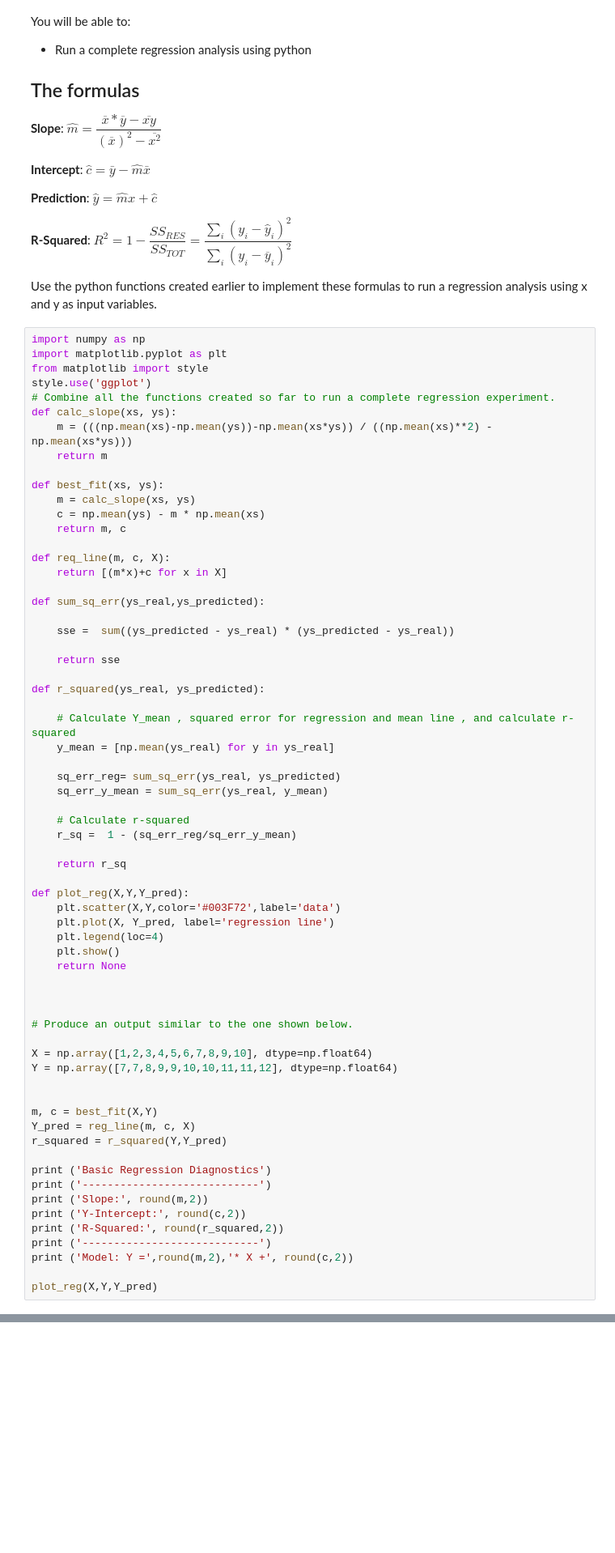
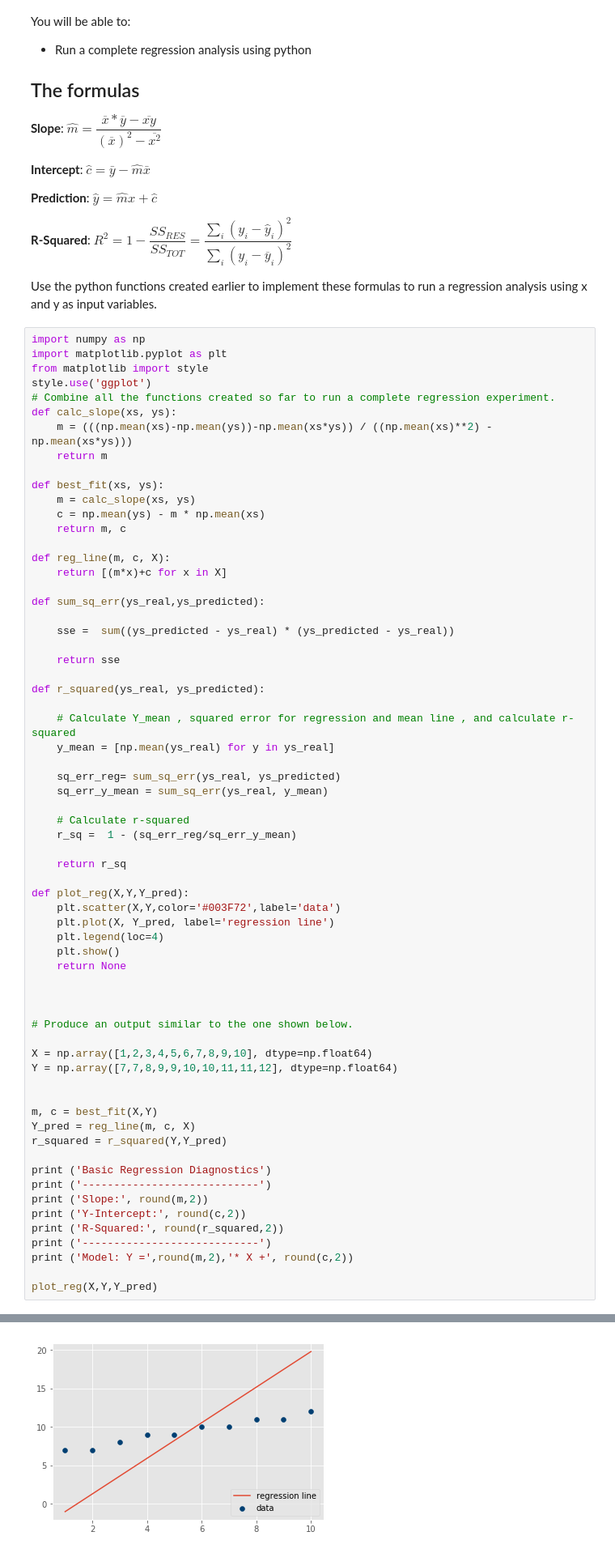
Before and after one commit to allaccountstaken/dsc-complete-regression-lab-dc-ds-060319, a Jupyter notebook: index.ipynb, the cells around one changed output, grey strips where cells are left out. Shown at 81% size. Saved outputs shown, nothing was run; the diff lists cells and outputs as text; blank space fills up the shorter version.

```diff
--- a/index.ipynb
+++ b/index.ipynb
@@ -40,7 +40,7 @@ def best_fit(xs, ys):
     c = np.mean(ys) - m * np.mean(xs)
     return m, c
 
-def req_line(m, c, X):
+def reg_line(m, c, X):
     return [(m*x)+c for x in X]
 
 def sum_sq_err(ys_real,ys_predicted):
@@ -95,3 +101,4 @@ NameError: name 'reg_line' is not defined
+[figure, added]
 # %%
 # Basic Regression Diagnostics
 # ----------------------------
```
Also changed, not shown: parts of 1 cell of this notebook.
